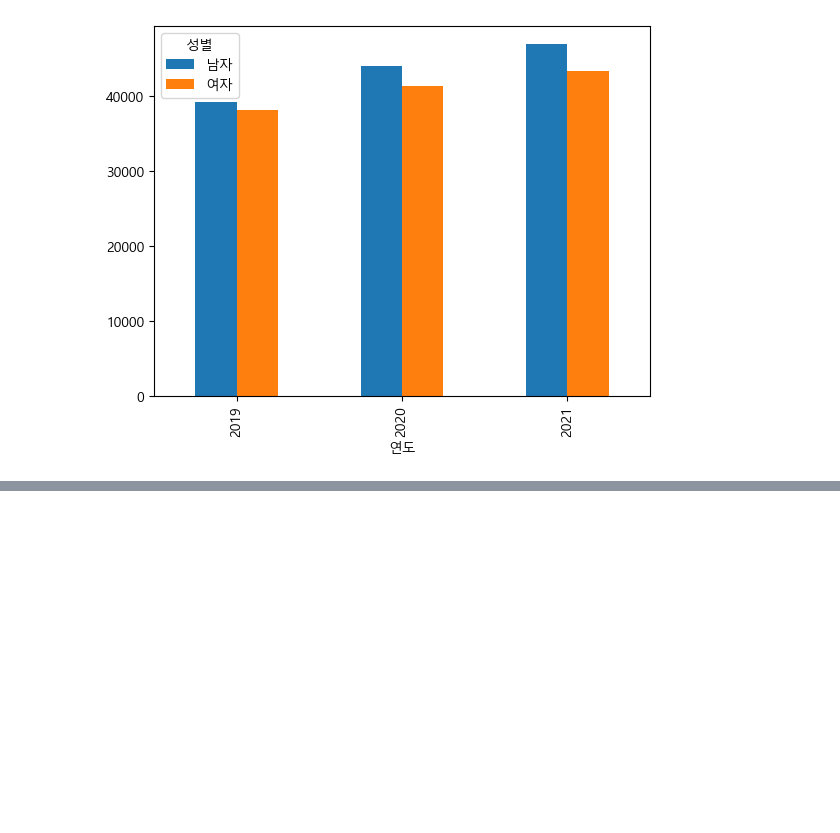
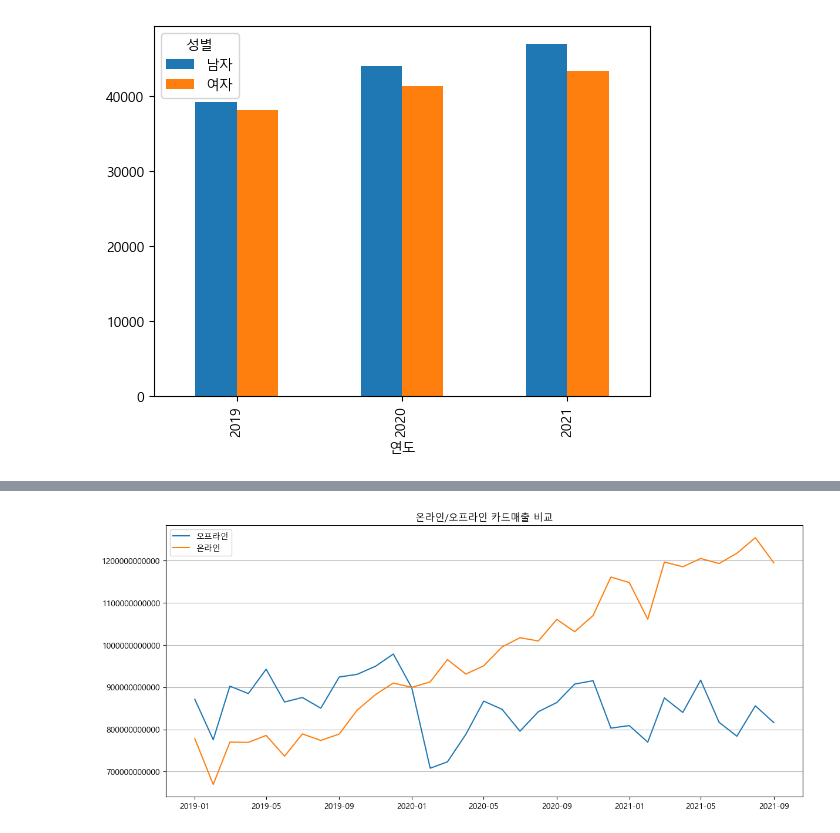
Before and after one commit to youngsang114/python-work, a Jupyter notebook: 230407/06_example.ipynb, the cells around one changed output, grey strips where cells are left out. Saved outputs shown, nothing was run; the diff lists cells and outputs as text; code cells hidden in the pictures; blank space fills up the shorter version.

```diff
--- a/230407/06_example.ipynb
+++ b/230407/06_example.ipynb
@@ -159,0 +172,3 @@ pivot.plot.bar()
+# %%
+# 컬럼의 이름을 변경
+_group2.columns =['기준연월','성별','연령대','총이용건수','총이용금액']
@@ -159,0 +184,8 @@ pivot.plot.bar()
+# %%
+# 기준연월을 시계열로 변경하고 인덱스로 설정
+_group2["기준연월"]=pd.to_datetime(_group2['기준연월'],format='%Y%m')
+# %%
+_group2.set_index('기준연월', inplace=True)
+# %%
+# 그룹화
+group_data2=_group2.groupby('기준연월').sum()['총이용금액']
@@ -159,0 +202,19 @@ pivot.plot.bar()
+# %%
+# 그래프로 시각화
+
+#그래프 사이즈 변경
+plt.figure(figsize=(14,6))
+
+#grid 추가
+plt.grid(True, axis='y')
+
+#지수표현 제거
+plt.ticklabel_format(axis = 'y',style='plain')
+
+plt.plot(group_data,label='오프라인')
+plt.plot(group_data2, label='온라인')
+plt.title('온라인/오프라인 카드매출 비교')
+plt.legend()
+plt.show()
+# %% [output]
+[figure, added]
```
Also changed, not shown: parts of 16 cells of this notebook, 1 other file.
